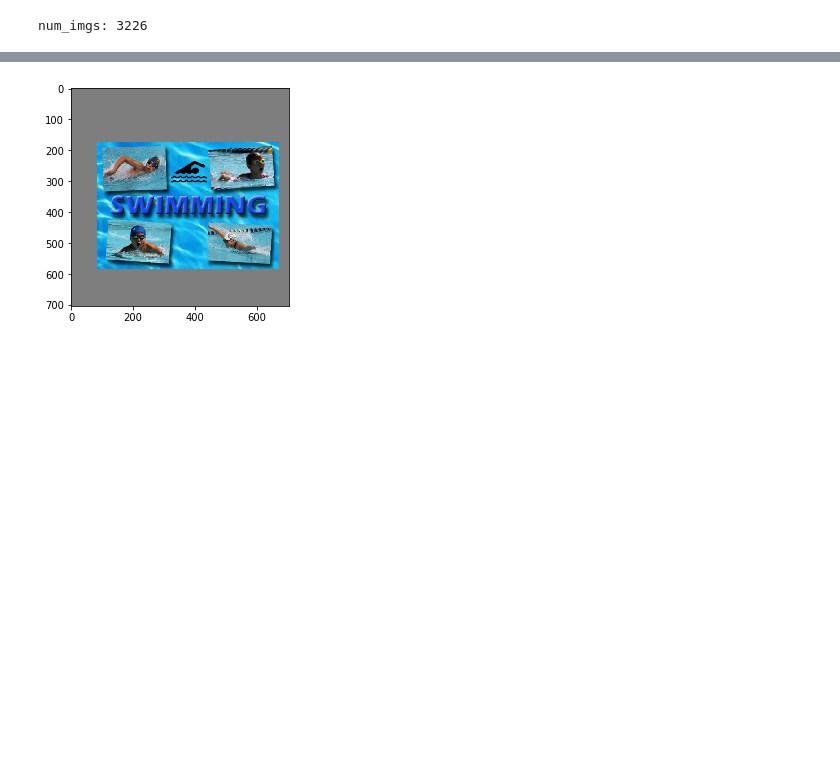
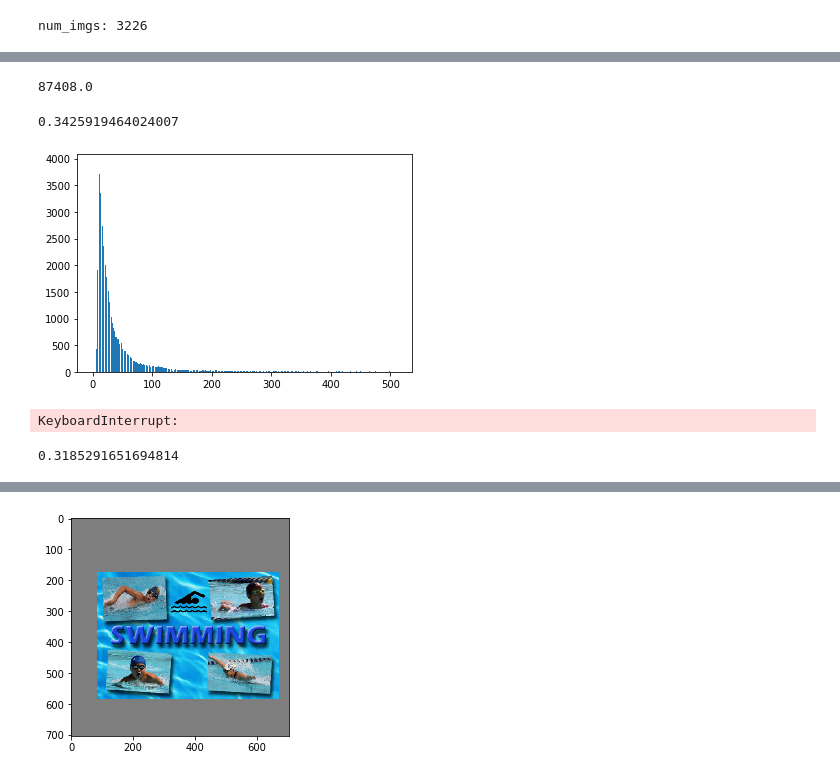
Before and after one commit to ImMrMa/PL_face_detection, a Jupyter notebook: src/Untitled2.ipynb, the cells around one changed output, grey strips where cells are left out. Cells and saved outputs as stored; diff of their text form; code cells hidden in the pictures; blank space fills up the shorter version.

```diff
--- a/src/Untitled2.ipynb
+++ b/src/Untitled2.ipynb
@@ -11,7 +181,7 @@ data=get_dataset('wider_csp','fadet')
 # %%
 val_loader = torch.utils.data.DataLoader(
         data(mode='val'),
-        batch_size=10,
+        batch_size=1,
         shuffle=True,
         num_workers=1,
         pin_memory=False,
@@ -21,0 +196,16 @@ num_imgs: 3226
+# %%
+count=np.zeros(2048)
+import math
+for index,data in enumerate(val_loader):
+    print(index)
+    wh=data['wh'].numpy()[0]
+    mask=wh[2]
+    w=wh[0]
+    h=wh[1]
+    indexs=np.where(mask==1)
+    for i,j in zip(indexs[0],indexs[1]):
+        w_=(math.e)**(w[i,j])
+        h_=(math.e)**(h[i,j])
+        length=int((w_*h_)**0.5*4)
+        count[length]+=1
+#         print(w[index[1],index[0]],h[index[0],index[1]])
@@ -21,0 +230,24 @@ num_imgs: 3226
+# %%
+print(count.sum())
+# %% [output]
+87408.0
+# %%
+count[32:].sum()/count.sum()
+# %% [output]
+0.3425919464024007
+# %%
+import matplotlib.pyplot as plt
+x1=[i for i in range(512)]
+y1=count[:512]
+plt.bar(x1,y1,label='Frist line',)
+plt.show()
+input('s')
+plt.plot(x2,y2,label='second line')
+plt.xlabel('Plot Number')
+plt.ylabel('Important var')
+plt.title('Interesting Graph\nCheck it out')
+plt.legend()
+plt.show()
+# %% [output]
+[figure, added]
+KeyboardInterrupt:
@@ -21,0 +263,4 @@ num_imgs: 3226
+# %%
+print(count_val[:12].sum()/count_val.sum())
+# %% [output]
+0.3185291651694814
```
Also changed, not shown: parts of 13 cells of this notebook, 13 other files.
